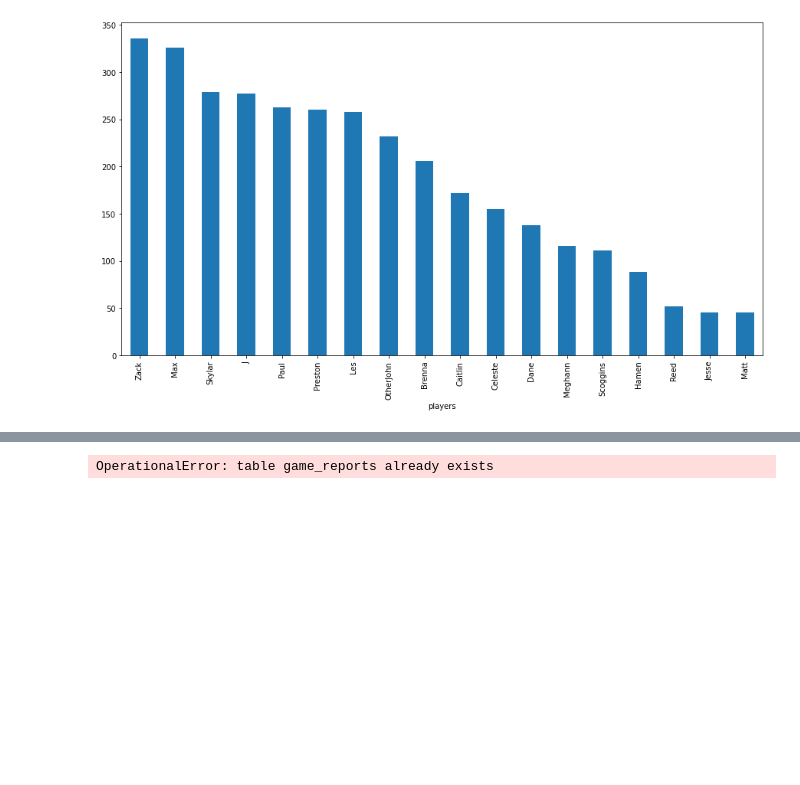
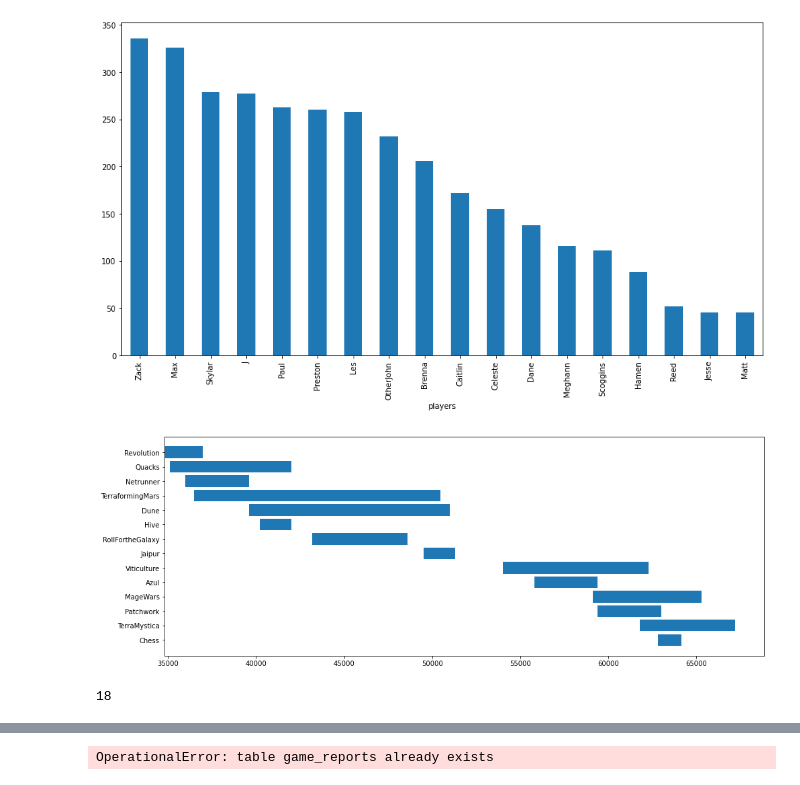
Before and after one commit to skylarenglish/boardgame-monitor, a Jupyter notebook: explore.ipynb, the cells around one changed output, grey strips where cells are left out. Cells and saved outputs as stored; diff of their text form; code cells hidden in the pictures; blank space fills up the shorter version.

```diff
--- a/explore.ipynb
+++ b/explore.ipynb
@@ -103,3 +107,14 @@ Name: score, dtype: float64
 ranking = player_games_df.groupby('players')['score'].sum().sort_values(ascending=False).plot(kind='bar', figsize=(15, 8))
 # %% [output]
 [figure]
+# %%
+fig, ax = plt.subplots(1, figsize=(16,6))
+gantt = games_df.sort_values(by='game_start', ascending=False)
+ax.barh(gantt['game_played'], (gantt['game_end']-gantt['game_start']).dt.total_seconds(),left=gantt['game_start'].dt.hour*60*60+gantt['game_start'].dt.minute*60)
+plt.show()
+# %% [output]
+[figure, added]
+# %%
+len(y-model.predict(x.reshape(-1,1)))
+# %% [output]
+18
```
Also changed, not shown: parts of 11 cells of this notebook, 1 other file.
